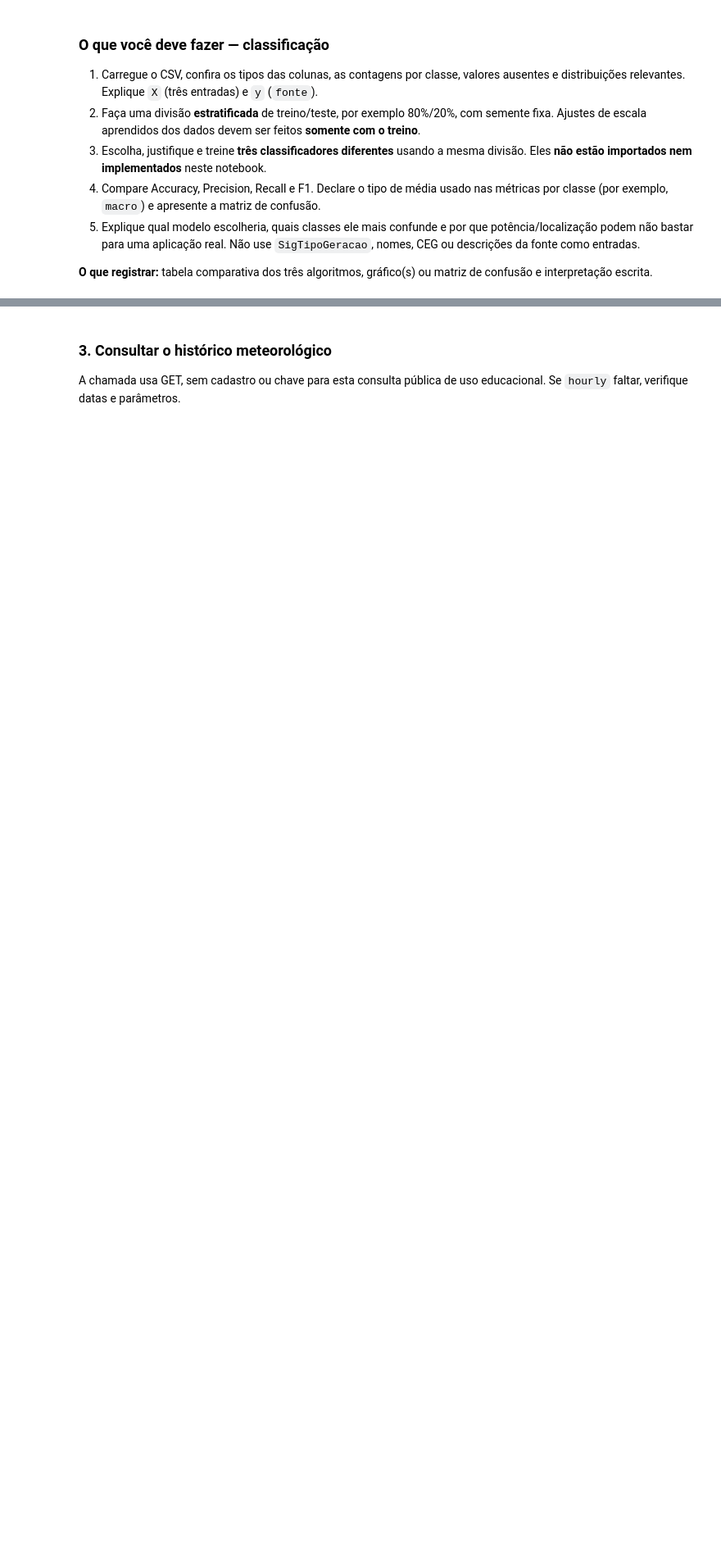
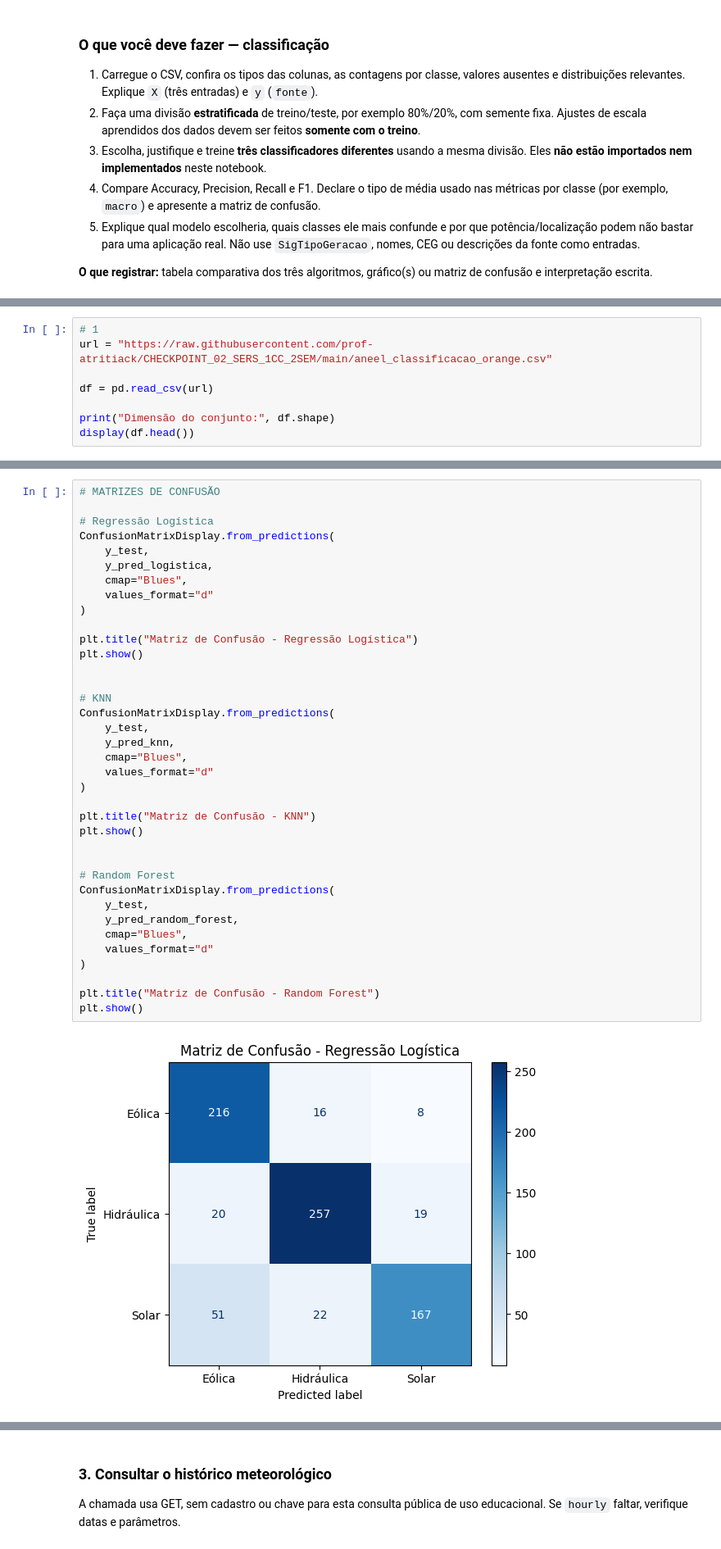
Before and after one commit to PtiagoM/checkpoint02-SERS-1CCPQ, a Jupyter notebook: APIs_Energia_Renovavel_ML.ipynb, the cells around one changed output, grey strips where cells are left out. Shown at 82% size. Cells and saved outputs as stored; diff of their text form; blank space fills up the shorter version.

```diff
--- a/APIs_Energia_Renovavel_ML.ipynb
+++ b/APIs_Energia_Renovavel_ML.ipynb
@@ -276,0 +144,8 @@ Processamento concluído.
+# %%
+# 1
+url = "https://raw.githubusercontent.com/prof-atritiack/CHECKPOINT_02_SERS_1CC_2SEM/main/aneel_classificacao_orange.csv"
+
+df = pd.read_csv(url)
+
+print("Dimensão do conjunto:", df.shape)
+display(df.head())
@@ -276,0 +375,39 @@ Processamento concluído.
+# %%
+# MATRIZES DE CONFUSÃO
+
+# Regressão Logística
+ConfusionMatrixDisplay.from_predictions(
+    y_test,
+    y_pred_logistica,
+    cmap="Blues",
+    values_format="d"
+)
+
+plt.title("Matriz de Confusão - Regressão Logística")
+plt.show()
+
+
+# KNN
+ConfusionMatrixDisplay.from_predictions(
+    y_test,
+    y_pred_knn,
+    cmap="Blues",
+    values_format="d"
+)
+
+plt.title("Matriz de Confusão - KNN")
+plt.show()
+
+
+# Random Forest
+ConfusionMatrixDisplay.from_predictions(
+    y_test,
+    y_pred_random_forest,
+    cmap="Blues",
+    values_format="d"
+)
+
+plt.title("Matriz de Confusão - Random Forest")
+plt.show()
+# %% [output]
+[figure, added]
```
Also changed, not shown: parts of 18 cells of this notebook.
